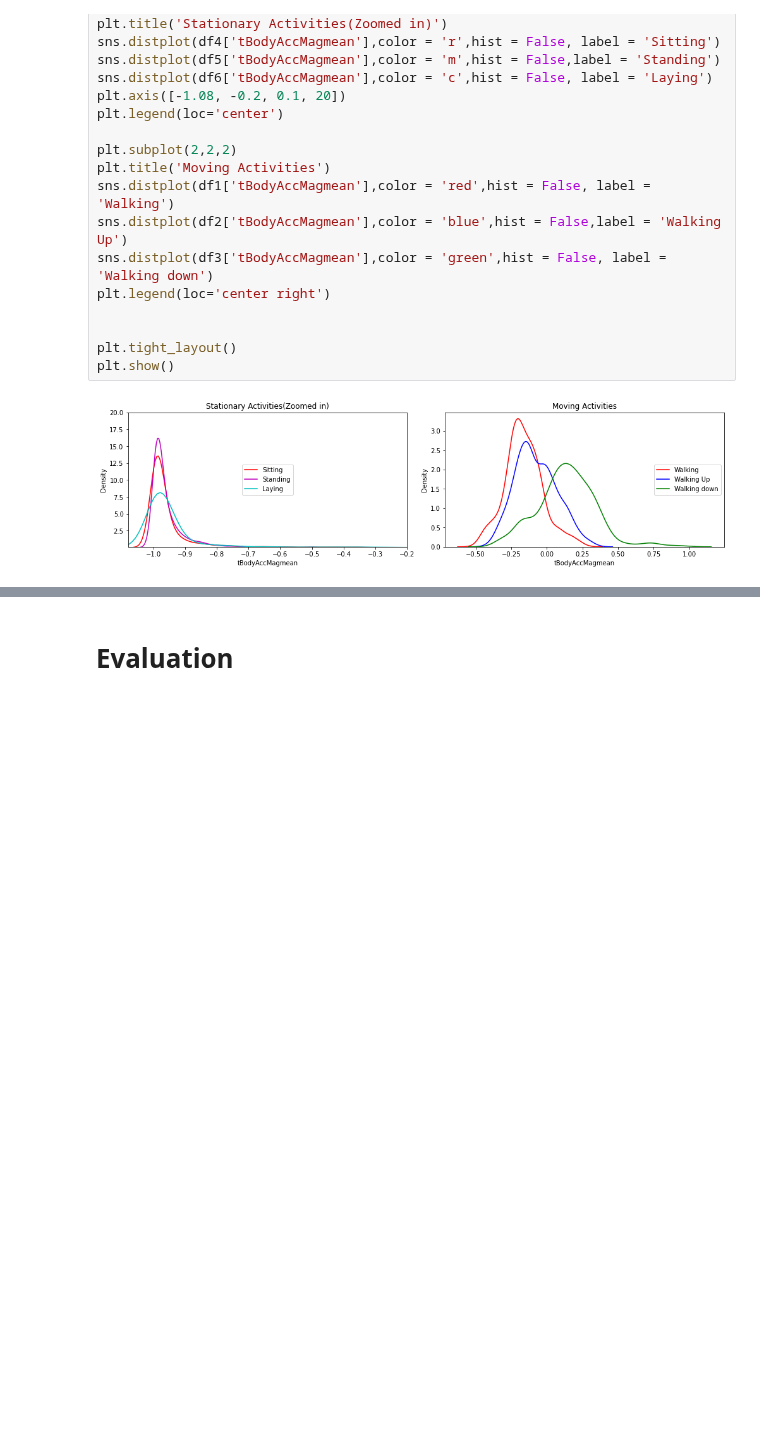
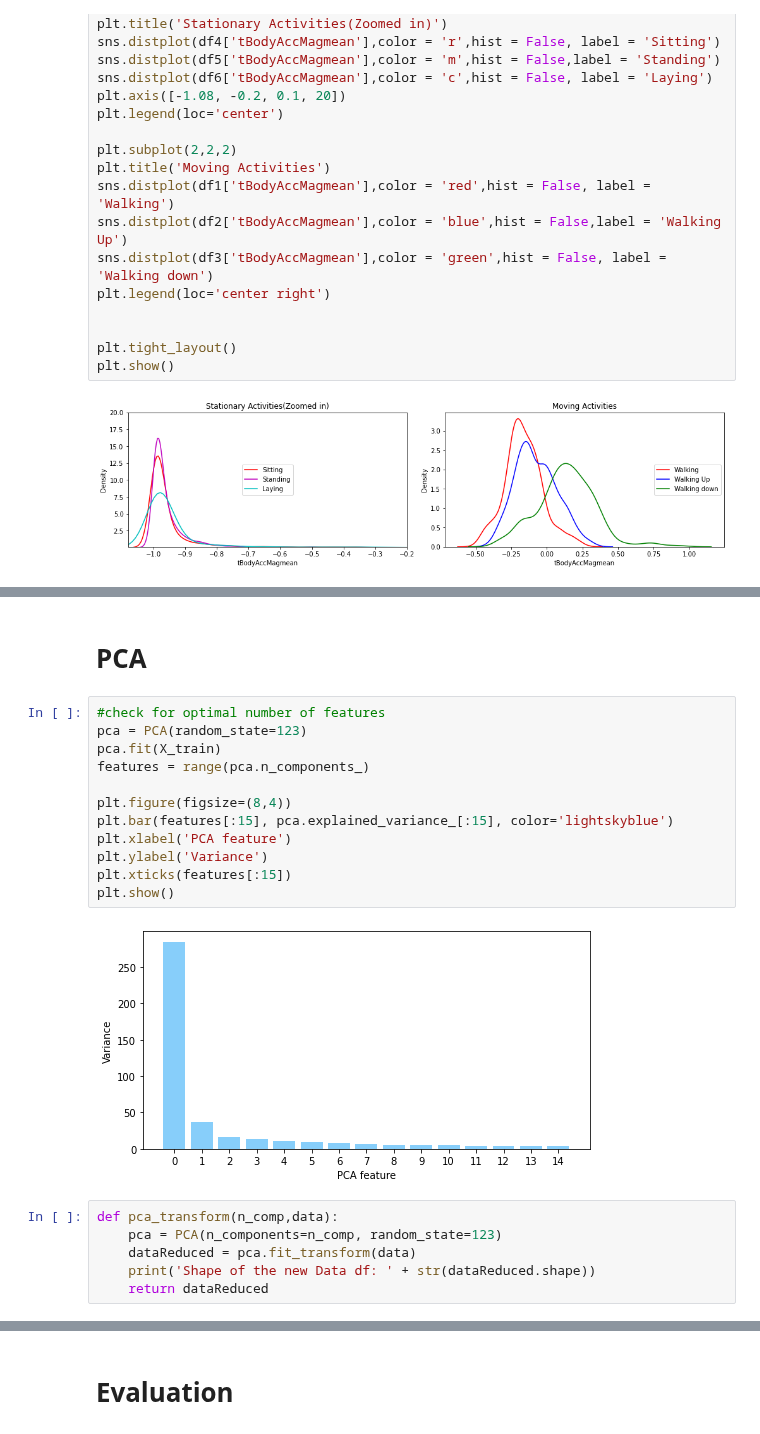
Before and after one commit to claredavies/MachineLearningCoursework, a Jupyter notebook: Assignment3/Assignment3HumanActivityRecognition.ipynb, the cells around one changed output, grey strips where cells are left out. Drawn from its saved outputs; the diff is of its cells as text; blank space fills up the shorter version.

```diff
--- a/Assignment3/Assignment3HumanActivityRecognition.ipynb
+++ b/Assignment3/Assignment3HumanActivityRecognition.ipynb
@@ -307,0 +247,22 @@ ax.grid()
+# %% [markdown]
+# PCA
+# %%
+#check for optimal number of features
+pca = PCA(random_state=123)
+pca.fit(X_train)
+features = range(pca.n_components_)
+
+plt.figure(figsize=(8,4))
+plt.bar(features[:15], pca.explained_variance_[:15], color='lightskyblue')
+plt.xlabel('PCA feature')
+plt.ylabel('Variance')
+plt.xticks(features[:15])
+plt.show()
+# %% [output]
+[figure, added]
+# %%
+def pca_transform(n_comp,data):
+    pca = PCA(n_components=n_comp, random_state=123)
+    dataReduced = pca.fit_transform(data)
+    print('Shape of the new Data df: ' + str(dataReduced.shape))
+    return dataReduced
```
Also changed, not shown: parts of 40 cells of this notebook.
